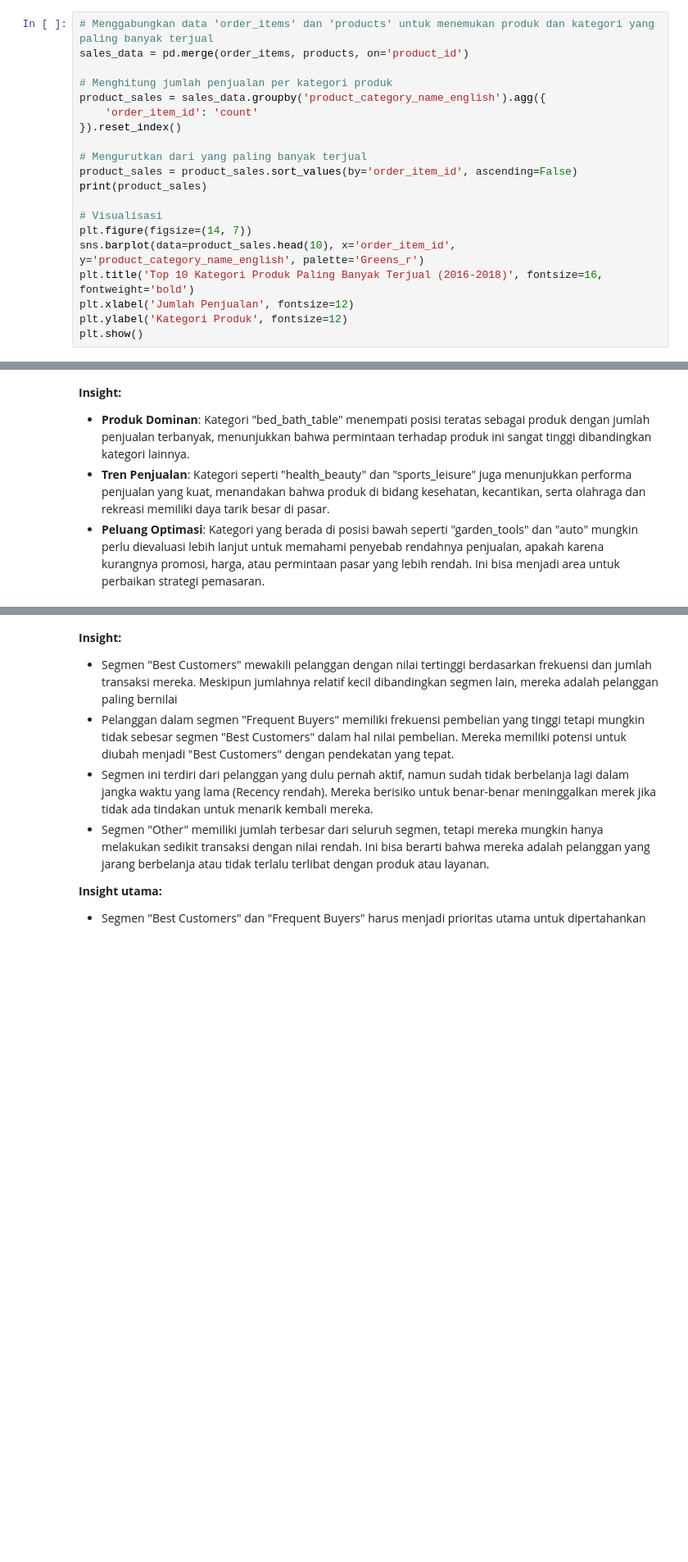
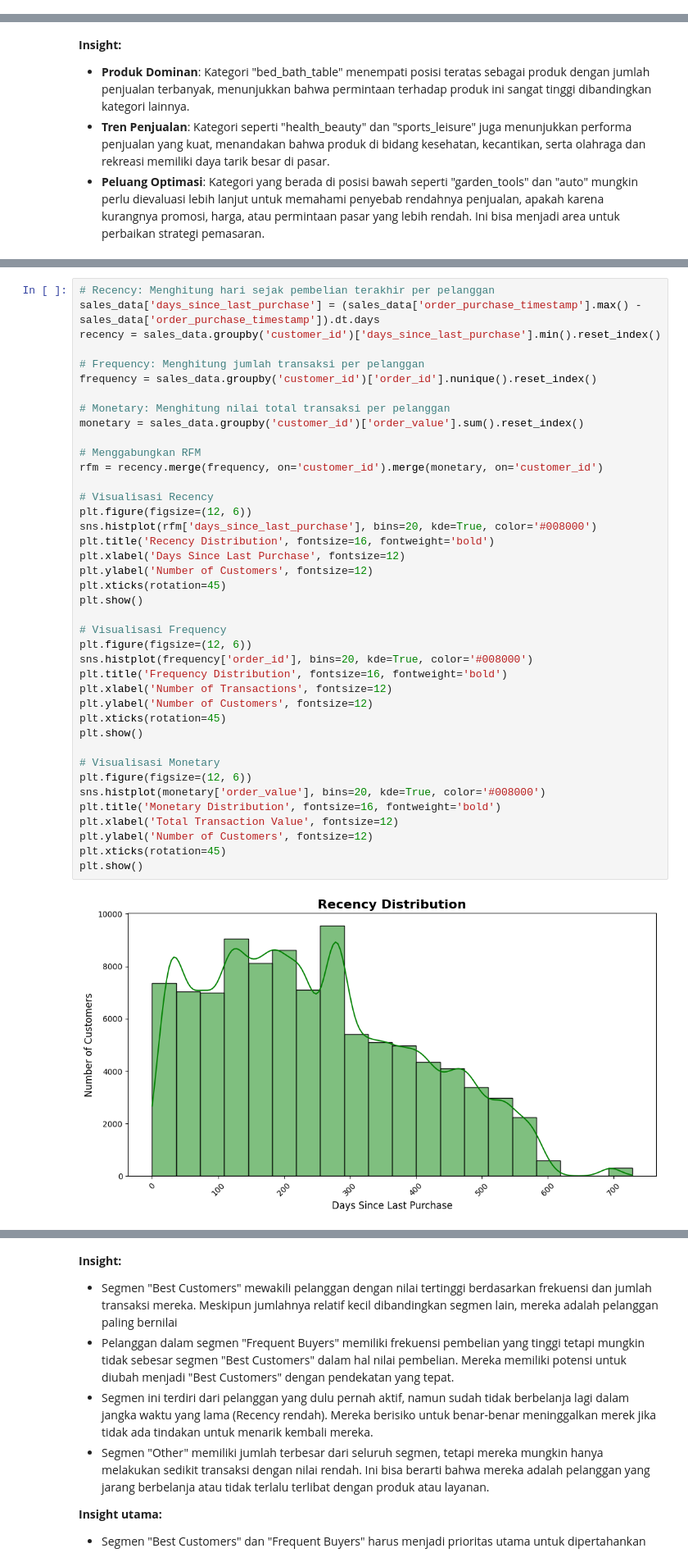
Before and after one commit to bino1kromo/Project-data-analysis, a Jupyter notebook: Proyek_Analisis_Data_Meysi.ipynb, the cells around one changed output, grey strips where cells are left out. Shown at 82% size. Cells and saved outputs as stored; diff of their text form; blank space fills up the shorter version.

```diff
--- a/Proyek_Analisis_Data_Meysi.ipynb
+++ b/Proyek_Analisis_Data_Meysi.ipynb
@@ -553,20 +506,0 @@ Produk paling sedikit terjual: security_and_services
-# %%
-# Menggabungkan data 'order_items' dan 'products' untuk menemukan produk dan kategori yang paling banyak terjual
-sales_data = pd.merge(order_items, products, on='product_id')
-
-# Menghitung jumlah penjualan per kategori produk
-product_sales = sales_data.groupby('product_category_name_english').agg({
-    'order_item_id': 'count'
-}).reset_index()
-
-# Mengurutkan dari yang paling banyak terjual
-product_sales = product_sales.sort_values(by='order_item_id', ascending=False)
-print(product_sales)
-
-# Visualisasi
-plt.figure(figsize=(14, 7))
-sns.barplot(data=product_sales.head(10), x='order_item_id', y='product_category_name_english', palette='Greens_r')
-plt.title('Top 10 Kategori Produk Paling Banyak Terjual (2016-2018)', fontsize=16, fontweight='bold')
-plt.xlabel('Jumlah Penjualan', fontsize=12)
-plt.ylabel('Kategori Produk', fontsize=12)
-plt.show()
@@ -668,0 +515,42 @@ plt.show()
+# %%
+# Recency: Menghitung hari sejak pembelian terakhir per pelanggan
+sales_data['days_since_last_purchase'] = (sales_data['order_purchase_timestamp'].max() - sales_data['order_purchase_timestamp']).dt.days
+recency = sales_data.groupby('customer_id')['days_since_last_purchase'].min().reset_index()
+
+# Frequency: Menghitung jumlah transaksi per pelanggan
+frequency = sales_data.groupby('customer_id')['order_id'].nunique().reset_index()
+
+# Monetary: Menghitung nilai total transaksi per pelanggan
+monetary = sales_data.groupby('customer_id')['order_value'].sum().reset_index()
+
+# Menggabungkan RFM
+rfm = recency.merge(frequency, on='customer_id').merge(monetary, on='customer_id')
+
+# Visualisasi Recency
+plt.figure(figsize=(12, 6))
+sns.histplot(rfm['days_since_last_purchase'], bins=20, kde=True, color='#008000')
+plt.title('Recency Distribution', fontsize=16, fontweight='bold')
+plt.xlabel('Days Since Last Purchase', fontsize=12)
+plt.ylabel('Number of Customers', fontsize=12)
+plt.xticks(rotation=45)
+plt.show()
+
+# Visualisasi Frequency
+plt.figure(figsize=(12, 6))
+sns.histplot(frequency['order_id'], bins=20, kde=True, color='#008000')
+plt.title('Frequency Distribution', fontsize=16, fontweight='bold')
+plt.xlabel('Number of Transactions', fontsize=12)
+plt.ylabel('Number of Customers', fontsize=12)
+plt.xticks(rotation=45)
+plt.show()
+
+# Visualisasi Monetary
+plt.figure(figsize=(12, 6))
+sns.histplot(monetary['order_value'], bins=20, kde=True, color='#008000')
+plt.title('Monetary Distribution', fontsize=16, fontweight='bold')
+plt.xlabel('Total Transaction Value', fontsize=12)
+plt.ylabel('Number of Customers', fontsize=12)
+plt.xticks(rotation=45)
+plt.show()
+# %% [output]
+[figure, added]
```
Also changed, not shown: parts of 57 cells of this notebook.
